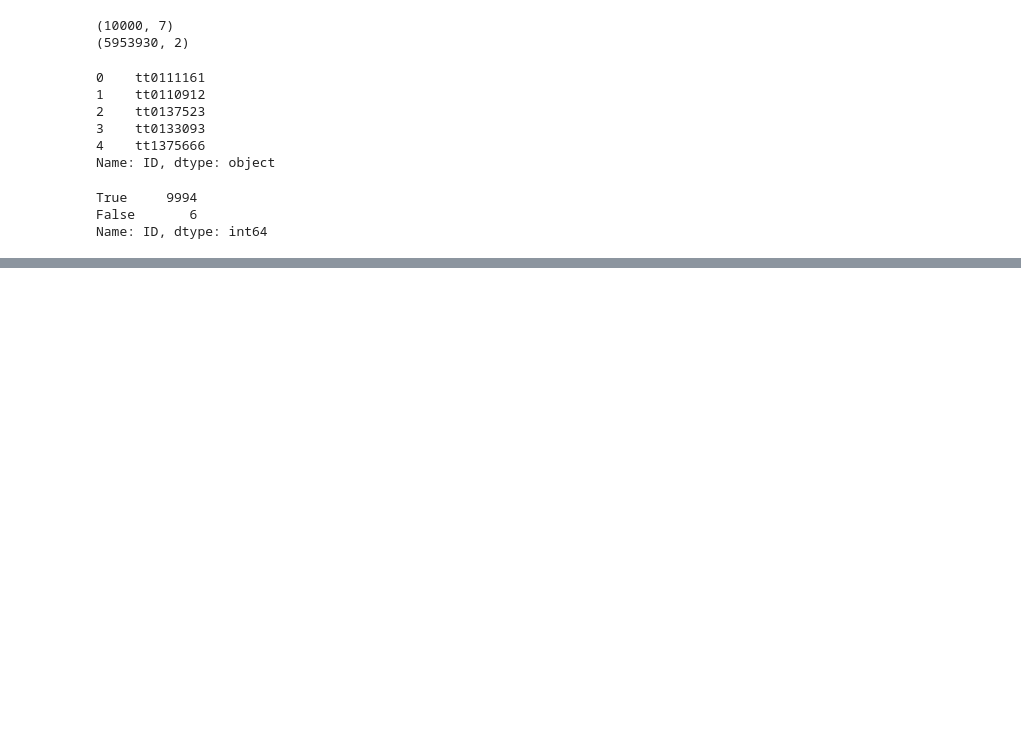
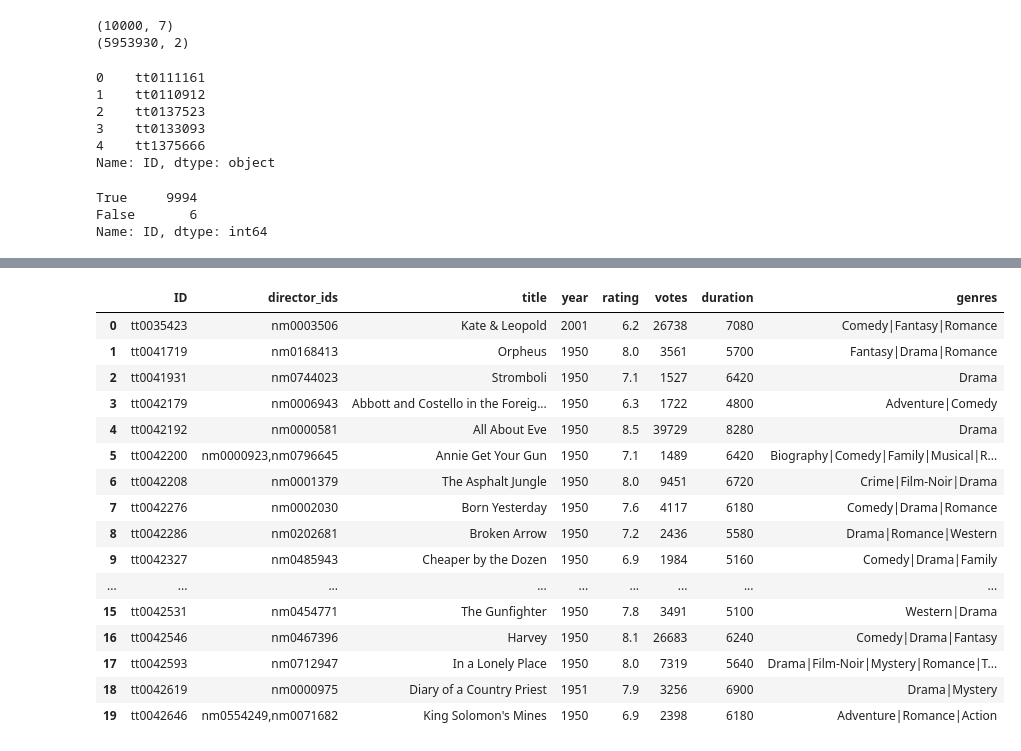
Before and after one commit to JoshiDivya/Pandas_Assignment, a Jupyter notebook: Solution_Pandas_hw1.ipynb, the cells around one changed output, grey strips where cells are left out. Cells and saved outputs as stored; diff of their text form; code cells hidden in the pictures; blank space fills up the shorter version.

```diff
--- a/Solution_Pandas_hw1.ipynb
+++ b/Solution_Pandas_hw1.ipynb
@@ -209,3 +209,6 @@ df['ID'].isin(movie_crew_df['ID']).value_counts()
 True     9994
 False       6
 Name: ID, dtype: int64
+# %%
+df=pd.merge(movie_crew_df,df,on='ID')
+df.head()
@@ -211,0 +222,20 @@ Name: ID, dtype: int64
+# %%
+df.head(20)
+# %% [output]
+|  | ID | director_ids | title | year | rating | votes | duration | genres |
+| 0 | tt0035423 | nm0003506 | Kate & Leopold | 2001 | 6.2 | 26738 | 7080 | Comedy|Fantasy|Romance |
+| 1 | tt0041719 | nm0168413 | Orpheus | 1950 | 8.0 | 3561 | 5700 | Fantasy|Drama|Romance |
+| 2 | tt0041931 | nm0744023 | Stromboli | 1950 | 7.1 | 1527 | 6420 | Drama |
+| 3 | tt0042179 | nm0006943 | Abbott and Costello in the Foreig... | 1950 | 6.3 | 1722 | 4800 | Adventure|Comedy |
+| 4 | tt0042192 | nm0000581 | All About Eve | 1950 | 8.5 | 39729 | 8280 | Drama |
+| 5 | tt0042200 | nm0000923,nm0796645 | Annie Get Your Gun | 1950 | 7.1 | 1489 | 6420 | Biography|Comedy|Family|Musical|R... |
+| 6 | tt0042208 | nm0001379 | The Asphalt Jungle | 1950 | 8.0 | 9451 | 6720 | Crime|Film-Noir|Drama |
+| 7 | tt0042276 | nm0002030 | Born Yesterday | 1950 | 7.6 | 4117 | 6180 | Comedy|Drama|Romance |
+| 8 | tt0042286 | nm0202681 | Broken Arrow | 1950 | 7.2 | 2436 | 5580 | Drama|Romance|Western |
+| 9 | tt0042327 | nm0485943 | Cheaper by the Dozen | 1950 | 6.9 | 1984 | 5160 | Comedy|Drama|Family |
+| ... | ... | ... | ... | ... | ... | ... | ... | ... |
+| 15 | tt0042531 | nm0454771 | The Gunfighter | 1950 | 7.8 | 3491 | 5100 | Western|Drama |
+| 16 | tt0042546 | nm0467396 | Harvey | 1950 | 8.1 | 26683 | 6240 | Comedy|Drama|Fantasy |
+| 17 | tt0042593 | nm0712947 | In a Lonely Place | 1950 | 8.0 | 7319 | 5640 | Drama|Film-Noir|Mystery|Romance|T... |
+| 18 | tt0042619 | nm0000975 | Diary of a Country Priest | 1951 | 7.9 | 3256 | 6900 | Drama|Mystery |
+| 19 | tt0042646 | nm0554249,nm0071682 | King Solomon's Mines | 1950 | 6.9 | 2398 | 6180 | Adventure|Romance|Action |
```
Also changed, not shown: parts of 6 cells of this notebook.
